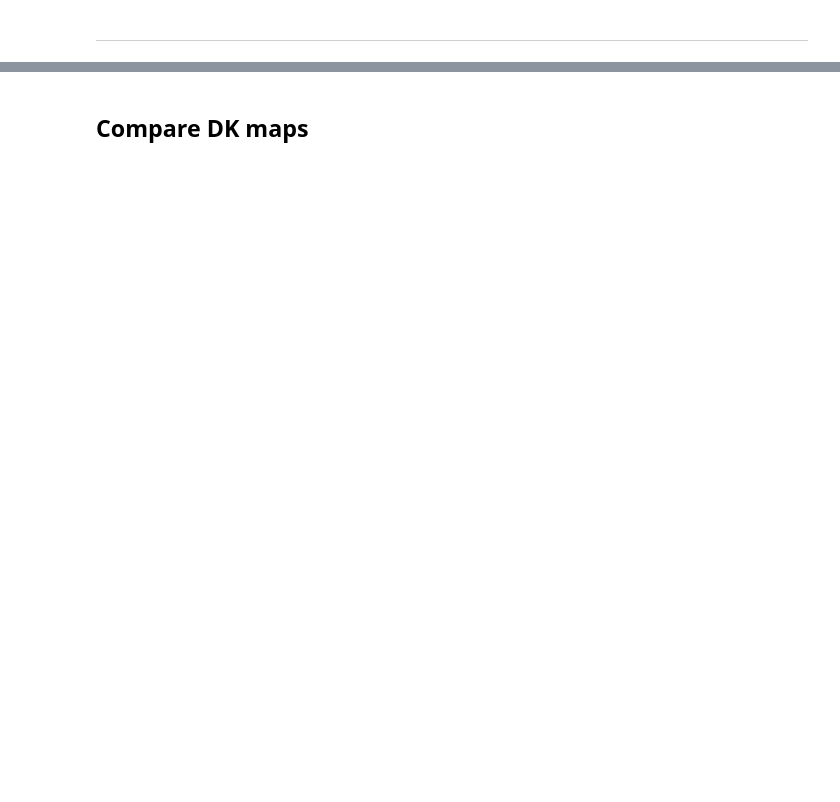
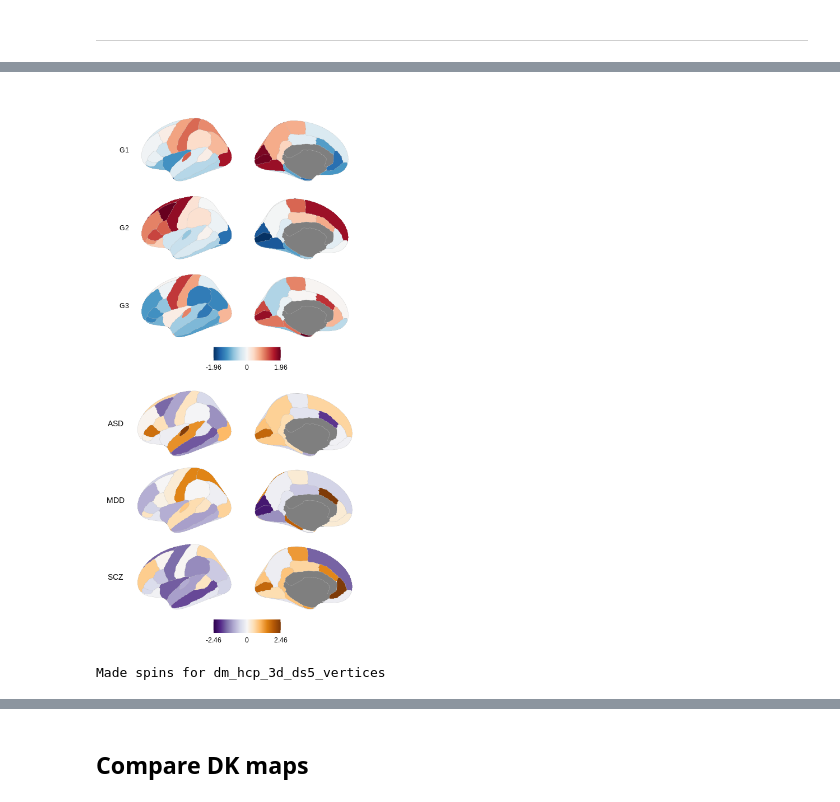
Before and after one commit to richardajdear/AHBA_gradients, a Jupyter notebook: notebooks/disorder_maps.ipynb, the cells around one changed output, grey strips where cells are left out. Drawn from its saved outputs; the diff is of its cells as text; code cells hidden in the pictures; blank space fills up the shorter version.

```diff
--- a/notebooks/disorder_maps.ipynb
+++ b/notebooks/disorder_maps.ipynb
@@ -54,0 +63,8 @@ New gradients version: method=dm, kernel=normalized_angle, sparsity=0, data=hcp_
+# %%
+dk_scores = dm_hcp_3d_ds5.score_in_dk()
+# %%
+%%R -i dk_scores -i maps -w 5 -h 10 --units in -r 100
+source("../code/brainPlots.R")
+source("../code/plot_maps.R")
+plot_dk(dk_scores, switch='y') / plot_maps_dk(maps, ncol=1, colors=rev(brewer.puor(100)), facet='v')
+# %% [output]
@@ -54,0 +74 @@ New gradients version: method=dm, kernel=normalized_angle, sparsity=0, data=hcp_
+[figure, added]
@@ -54,0 +85,6 @@ New gradients version: method=dm, kernel=normalized_angle, sparsity=0, data=hcp_
+# %%
+for name, scores in {name:scores for name,scores in dk_scores_dict.items() if 'vertices' in name}.items():
+    generate_spins_from_gradients(scores, n=1000, outfile=f'../outputs/permutations/spin_gradients_dk_1000_{name}.npy', atlas='dk')
+    print(f'Made spins for {name}')
+# %% [output]
+Made spins for dm_hcp_3d_ds5_vertices
```
Also changed, not shown: parts of 24 cells of this notebook, 18 other files.
